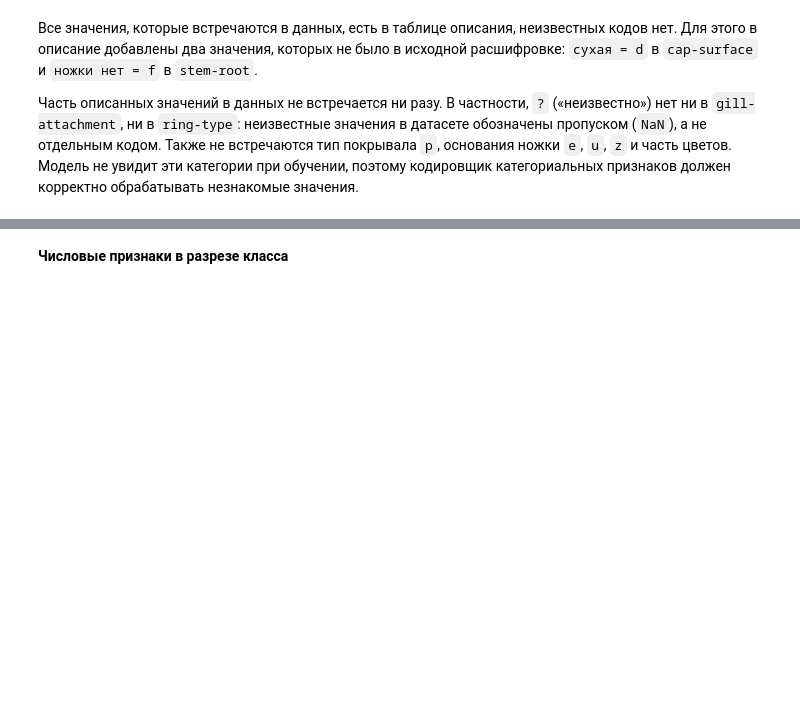
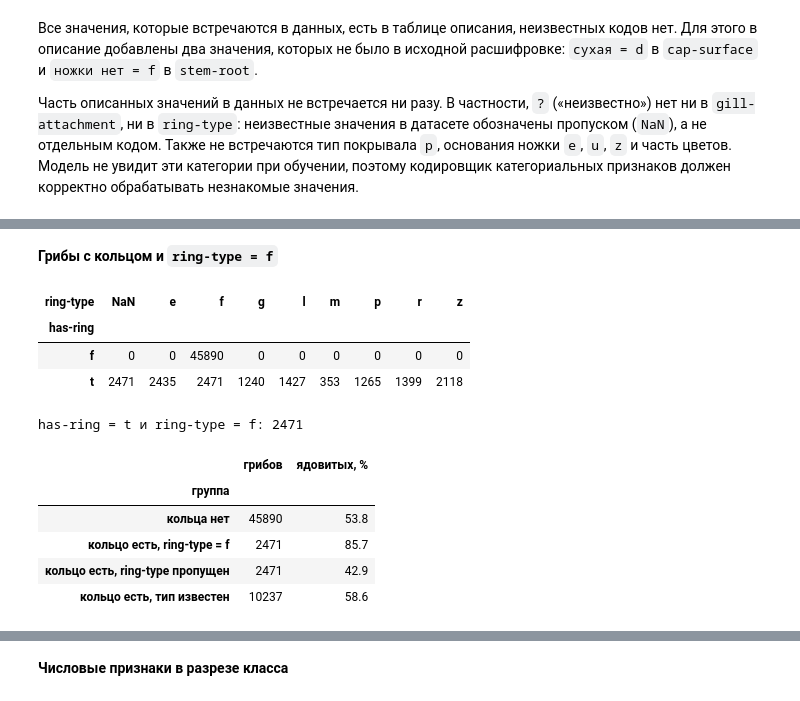
Before and after one commit to terracodum/Pracs5, a Jupyter notebook: warcraft.ipynb, the cells around one changed output, grey strips where cells are left out. Cells and saved outputs as stored; diff of their text form; code cells hidden in the pictures; blank space fills up the shorter version.

```diff
--- a/warcraft.ipynb
+++ b/warcraft.ipynb
@@ -371,0 +333,35 @@ plt.show()
+# %% [markdown]
+**Грибы с кольцом и `ring-type = f`**
+# %%
+pd.crosstab(df["has-ring"], df["ring-type"].fillna("NaN"))
+# %% [output]
+| ring-type | NaN | e | f | g | l | m | p | r | z |
+| has-ring |  |  |  |  |  |  |  |  |  |
+| f | 0 | 0 | 45890 | 0 | 0 | 0 | 0 | 0 | 0 |
+| t | 2471 | 2435 | 2471 | 1240 | 1427 | 353 | 1265 | 1399 | 2118 |
+# %%
+ring_f = (df["has-ring"] == "t") & (df["ring-type"] == "f")
+print("has-ring = t и ring-type = f:", ring_f.sum())
+
+# Сравниваем эту группу с остальными грибами по доле ядовитых
+ring_group = pd.Series(
+    np.select(
+        [ring_f, (df["has-ring"] == "t") & df["ring-type"].isna(), df["has-ring"] == "t"],
+        ["кольцо есть, ring-type = f", "кольцо есть, ring-type пропущен", "кольцо есть, тип известен"],
+        "кольца нет",
+    ),
+    index=df.index,
+    name="группа",
+)
+df.groupby(ring_group)["class"].agg(
+    грибов="size",
+    **{"ядовитых, %": lambda s: (s == "p").mean() * 100},
+).round(1)
+# %% [output]
+has-ring = t и ring-type = f: 2471
+|  | грибов | ядовитых, % |
+| группа |  |  |
+| кольца нет | 45890 | 53.8 |
+| кольцо есть, ring-type = f | 2471 | 85.7 |
+| кольцо есть, ring-type пропущен | 2471 | 42.9 |
+| кольцо есть, тип известен | 10237 | 58.6 |
```
Also changed, not shown: parts of 63 cells of this notebook, 1 other file.
